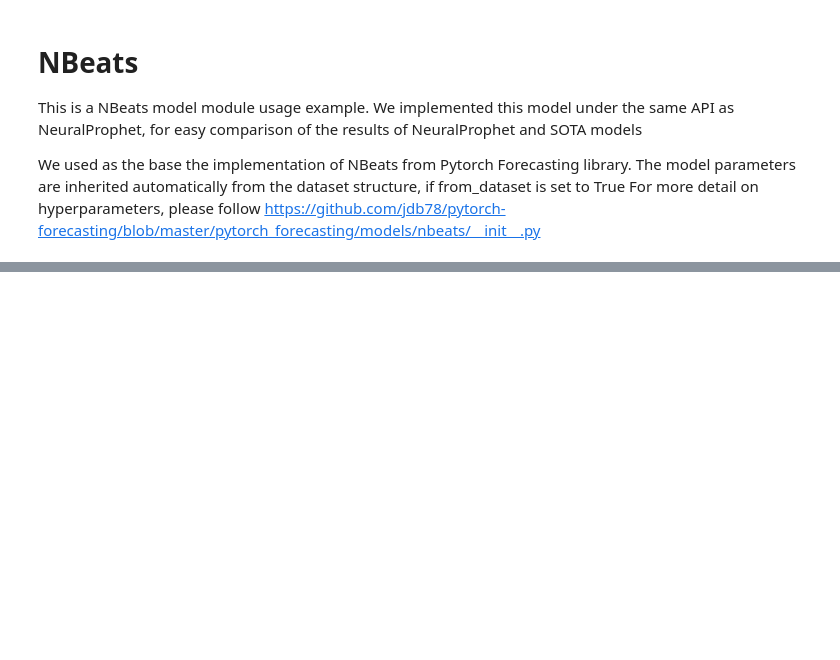
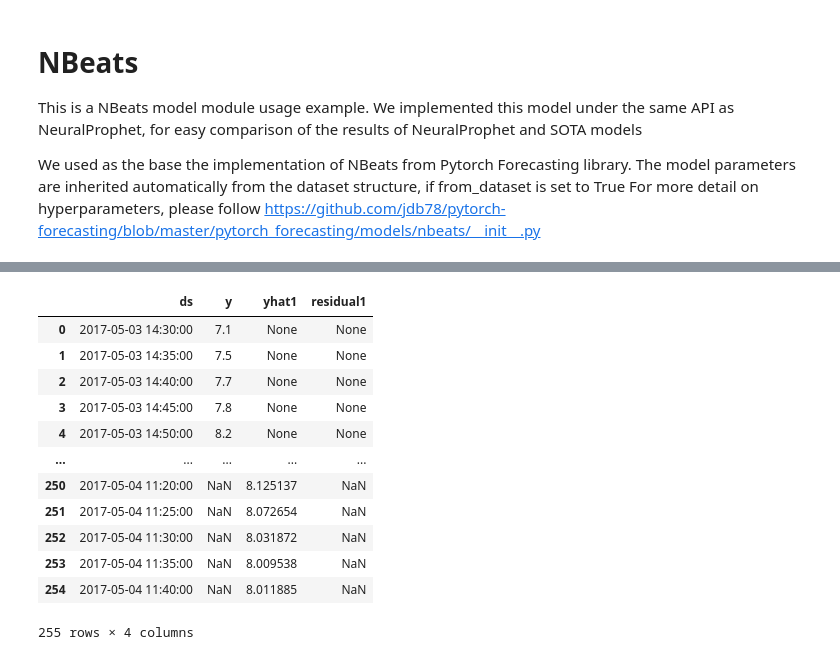
Before and after one commit to neuralprophet/neural_prophet_lightning, a Jupyter notebook: example_notebooks/NBeats_example.ipynb, the cells around one changed output, grey strips where cells are left out. Cells and saved outputs as stored; diff of their text form; code cells hidden in the pictures; blank space fills up the shorter version.

```diff
--- a/example_notebooks/NBeats_example.ipynb
+++ b/example_notebooks/NBeats_example.ipynb
@@ -82,5 +83,5 @@ TPU available: False, using: 0 TPU cores
 # %%
-future = m.make_future_dataframe(df, freq, periods=0, n_historic_predictions=100)
+future = m.make_future_dataframe(df, freq, periods=5, n_historic_predictions=100)
 # %% [output]
                      ds    y  time_idx  series
 750 2017-05-03 14:30:00  7.1       750       0
@@ -136,3 +133,19 @@ ValueError: Must have equal len keys and value when setting with an ndarray
+# %%
+forecast
+# %% [output]
+|  | ds | y | yhat1 | residual1 |
+| 0 | 2017-05-03 14:30:00 | 7.1 | None | None |
+| 1 | 2017-05-03 14:35:00 | 7.5 | None | None |
+| 2 | 2017-05-03 14:40:00 | 7.7 | None | None |
+| 3 | 2017-05-03 14:45:00 | 7.8 | None | None |
+| 4 | 2017-05-03 14:50:00 | 8.2 | None | None |
+| ... | ... | ... | ... | ... |
+| 250 | 2017-05-04 11:20:00 | NaN | 8.125137 | NaN |
+| 251 | 2017-05-04 11:25:00 | NaN | 8.072654 | NaN |
+| 252 | 2017-05-04 11:30:00 | NaN | 8.031872 | NaN |
+| 253 | 2017-05-04 11:35:00 | NaN | 8.009538 | NaN |
+| 254 | 2017-05-04 11:40:00 | NaN | 8.011885 | NaN |
+255 rows × 4 columns
 # %%
 forecast.iloc[-15:]
 # %%
```
Also changed, not shown: parts of 8 cells of this notebook, 2 other files.
